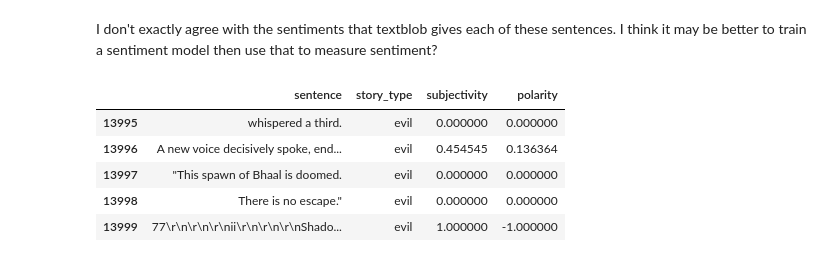
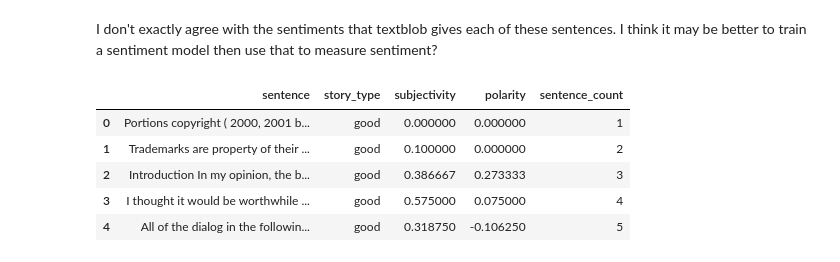
Before and after one commit to jperumpel/baldurs_gate_sentiment, a Jupyter notebook: textBlob_analysis.ipynb, the cells around one changed output. Drawn from its saved outputs; the diff is of its cells as text; code cells hidden in the pictures.

```diff
--- a/textBlob_analysis.ipynb
+++ b/textBlob_analysis.ipynb
@@ -9,6 +9,8 @@ import pandas as pd
 f = codecs.open('Shadows_of_Amn_TOB_GD.txt', encoding='latin-1', mode='r')
 good_story_text = f.read()
 f.close()
+# %%
+good_story_text = good_story_text.replace("\r\n", " ").replace("\'", "'").replace("=", "")
 # %%
 good_story_text
 # %% [output]
@@ -17,4 +19,6 @@ good_story_text
 bad_story = codecs.open('BGSOAEV.txt', encoding='latin-1', mode='r')
 bad_story_text = bad_story.read()
 bad_story.close()
+# %%
+bad_story_text = bad_story_text.replace("\r\n", " ").replace("\'", "'").replace("=", "")
 # %%
@@ -150,11 +154,13 @@ I don't exactly agree with the sentiments that textblob gives each of these sent
 # %%
 story_data = {'sentence': [str(sentence) for sentence in good_blob.sentences],
               'story_type': ['good' for sentence in good_blob.sentences],
-              'subjectivity': good_sentiment_s, 'polarity': good_sentiment}
+              'subjectivity': good_sentiment_s, 'polarity': good_sentiment,
+              'sentence_count' : [i+1 for i in range(len(good_blob.sentences))]}
 # %%
 story_data_evil = {'sentence': [str(sentence) for sentence in evil_blob.sentences],
               'story_type': ['evil' for sentence in evil_blob.sentences],
-              'subjectivity': evil_sentiment_s, 'polarity': evil_sentiment}
+              'subjectivity': evil_sentiment_s, 'polarity': evil_sentiment,
+                   'sentence_count' : [i+1 for i in range(len(evil_blob.sentences))]}
 # %%
 story_dataframe_good = pd.DataFrame(data=story_data)
 story_dataframe_evil = pd.DataFrame(data=story_data_evil)
@@ -163,11 +169,11 @@ frames = [story_dataframe_good, story_dataframe_evil]
 # %%
 story_dataframe = pd.concat(frames)
 # %%
-story_dataframe.tail()
+story_dataframe.head()
 # %% [output]
-|  | sentence | story_type | subjectivity | polarity |
-| 13995 | whispered a third. | evil | 0.000000 | 0.000000 |
-| 13996 | A new voice decisively spoke, end... | evil | 0.454545 | 0.136364 |
-| 13997 | "This spawn of Bhaal is doomed. | evil | 0.000000 | 0.000000 |
-| 13998 | There is no escape." | evil | 0.000000 | 0.000000 |
-| 13999 | 77\r\n\r\n\r\nii\r\n\r\n\r\nShado... | evil | 1.000000 | -1.000000 |
+|  | sentence | story_type | subjectivity | polarity | sentence_count |
+| 0 | Portions copyright ( 2000, 2001 b... | good | 0.000000 | 0.000000 | 1 |
+| 1 | Trademarks are property of their ... | good | 0.100000 | 0.000000 | 2 |
+| 2 | Introduction In my opinion, the b... | good | 0.386667 | 0.273333 | 3 |
+| 3 | I thought it would be worthwhile ... | good | 0.575000 | 0.075000 | 4 |
+| 4 | All of the dialog in the followin... | good | 0.318750 | -0.106250 | 5 |
```
Also changed, not shown: parts of 9 cells of this notebook.
